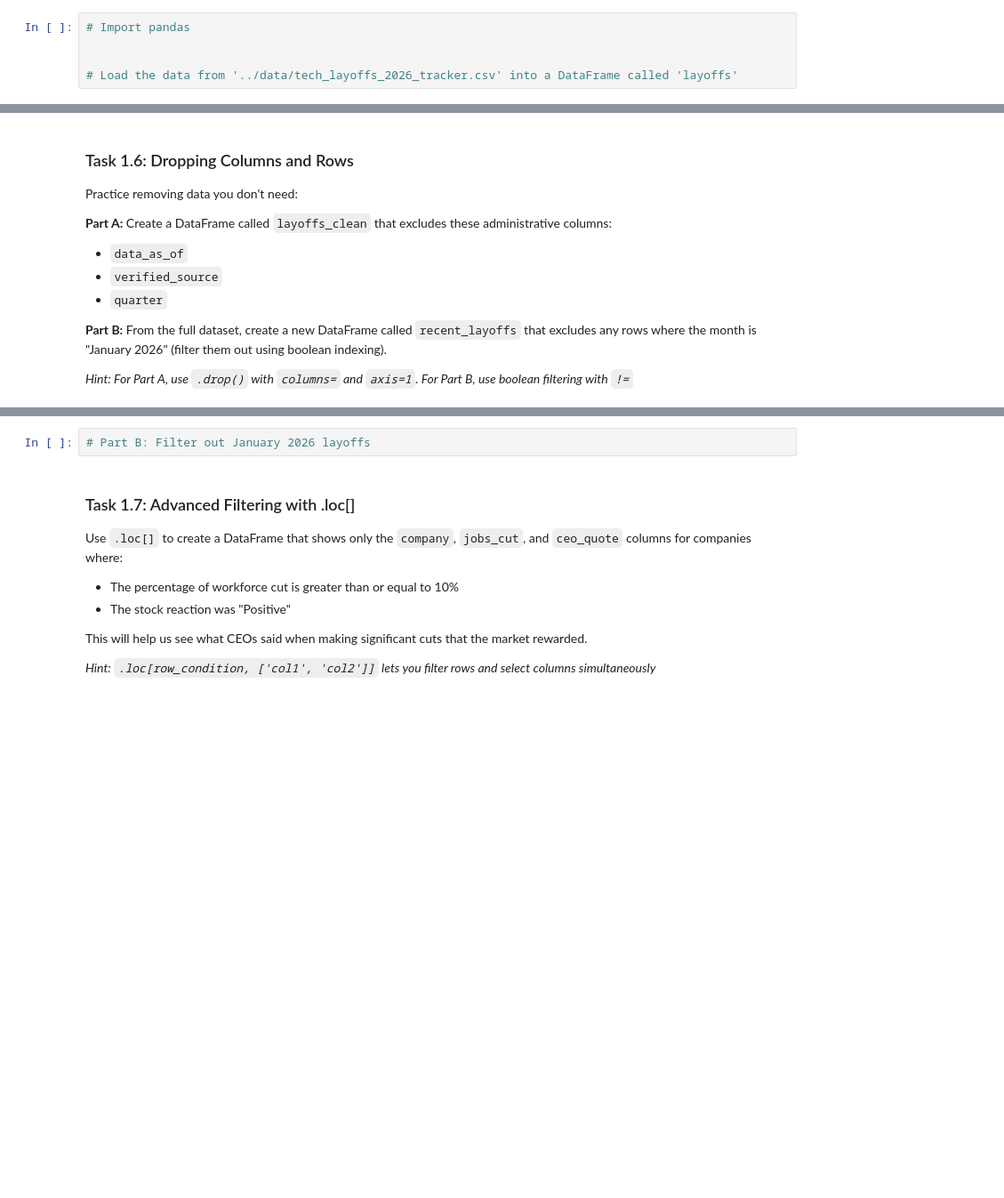
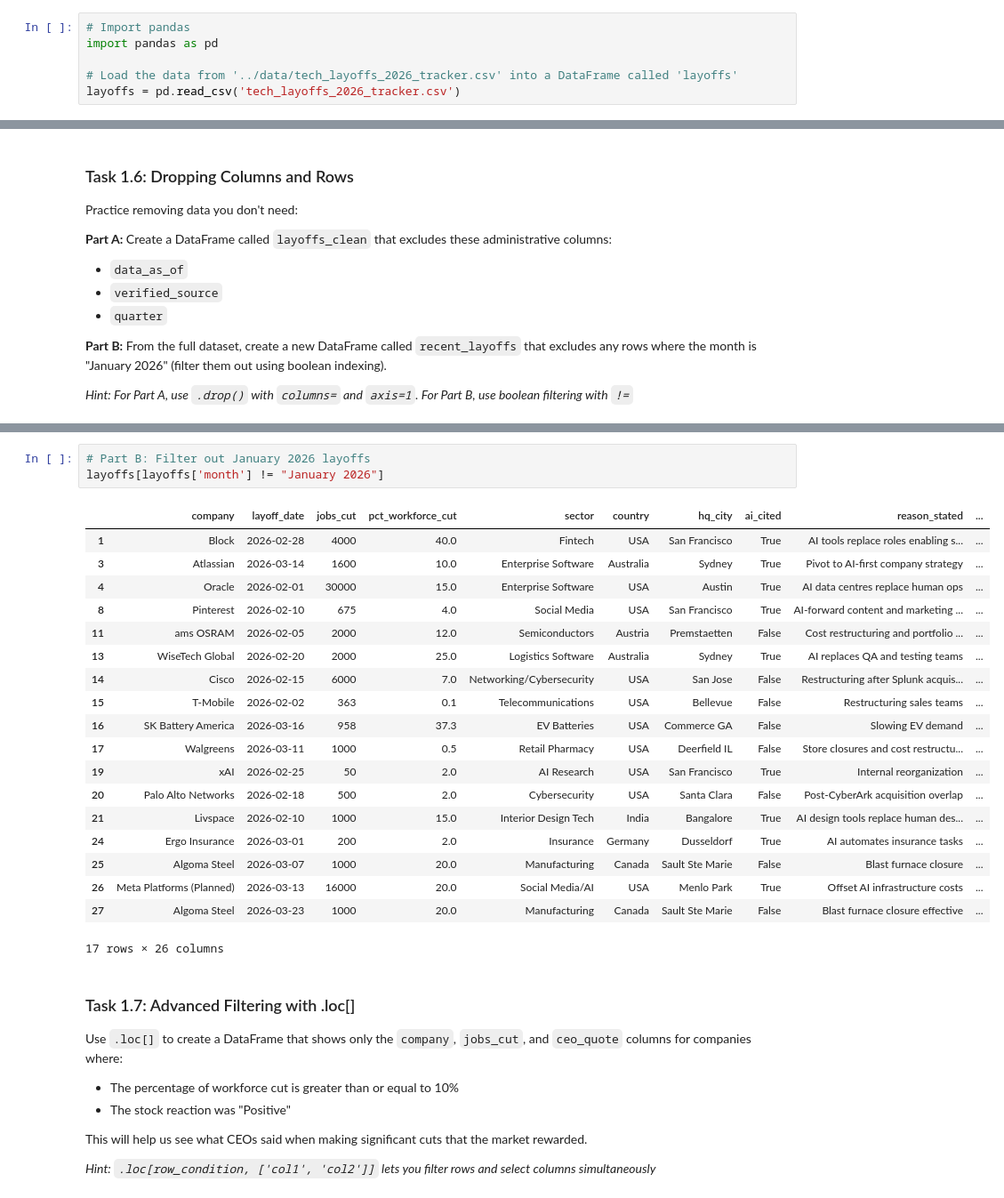
Before and after one commit to PCSASU/DemoNotebooks, a Jupyter notebook: notebooks/tech_layoffs.ipynb, the cells around one changed output, grey strips where cells are left out. Shown at 89% size. Cells and saved outputs as stored; diff of their text form; blank space fills up the shorter version.

```diff
--- a/notebooks/tech_layoffs.ipynb
+++ b/notebooks/tech_layoffs.ipynb
@@ -16,9 +16,10 @@ You'll use the `tech_layoffs_2026_tracker.csv` dataset, where each row represent
 Start by importing pandas and loading the dataset into a DataFrame called `layoffs`.
 # %%
 # Import pandas
-
+import pandas as pd
 
 # Load the data from '../data/tech_layoffs_2026_tracker.csv' into a DataFrame called 'layoffs'
+layoffs = pd.read_csv('tech_layoffs_2026_tracker.csv')
 # %% [markdown]
 ## Part 1: Initial Data Exploration
 
@@ -111,5 +198,26 @@ Practice removing data you don't need:
 # %%
 # Part B: Filter out January 2026 layoffs
+layoffs[layoffs['month'] != "January 2026"]
+# %% [output]
+|  | company | layoff_date | jobs_cut | pct_workforce_cut | sector | country | hq_city | ai_cited | reason_stated | ... |
+| 1 | Block | 2026-02-28 | 4000 | 40.0 | Fintech | USA | San Francisco | True | AI tools replace roles enabling s... | ... |
+| 3 | Atlassian | 2026-03-14 | 1600 | 10.0 | Enterprise Software | Australia | Sydney | True | Pivot to AI-first company strategy | ... |
+| 4 | Oracle | 2026-02-01 | 30000 | 15.0 | Enterprise Software | USA | Austin | True | AI data centres replace human ops | ... |
+| 8 | Pinterest | 2026-02-10 | 675 | 4.0 | Social Media | USA | San Francisco | True | AI-forward content and marketing ... | ... |
+| 11 | ams OSRAM | 2026-02-05 | 2000 | 12.0 | Semiconductors | Austria | Premstaetten | False | Cost restructuring and portfolio ... | ... |
+| 13 | WiseTech Global | 2026-02-20 | 2000 | 25.0 | Logistics Software | Australia | Sydney | True | AI replaces QA and testing teams | ... |
+| 14 | Cisco | 2026-02-15 | 6000 | 7.0 | Networking/Cybersecurity | USA | San Jose | False | Restructuring after Splunk acquis... | ... |
+| 15 | T-Mobile | 2026-02-02 | 363 | 0.1 | Telecommunications | USA | Bellevue | False | Restructuring sales teams | ... |
+| 16 | SK Battery America | 2026-03-16 | 958 | 37.3 | EV Batteries | USA | Commerce GA | False | Slowing EV demand | ... |
+| 17 | Walgreens | 2026-03-11 | 1000 | 0.5 | Retail Pharmacy | USA | Deerfield IL | False | Store closures and cost restructu... | ... |
+| 19 | xAI | 2026-02-25 | 50 | 2.0 | AI Research | USA | San Francisco | True | Internal reorganization | ... |
+| 20 | Palo Alto Networks | 2026-02-18 | 500 | 2.0 | Cybersecurity | USA | Santa Clara | False | Post-CyberArk acquisition overlap | ... |
+| 21 | Livspace | 2026-02-10 | 1000 | 15.0 | Interior Design Tech | India | Bangalore | True | AI design tools replace human des... | ... |
+| 24 | Ergo Insurance | 2026-03-01 | 200 | 2.0 | Insurance | Germany | Dusseldorf | True | AI automates insurance tasks | ... |
+| 25 | Algoma Steel | 2026-03-07 | 1000 | 20.0 | Manufacturing | Canada | Sault Ste Marie | False | Blast furnace closure | ... |
+| 26 | Meta Platforms (Planned) | 2026-03-13 | 16000 | 20.0 | Social Media/AI | USA | Menlo Park | True | Offset AI infrastructure costs | ... |
+| 27 | Algoma Steel | 2026-03-23 | 1000 | 20.0 | Manufacturing | Canada | Sault Ste Marie | False | Blast furnace closure effective | ... |
+17 rows × 26 columns
 # %% [markdown]
 ### Task 1.7: Advanced Filtering with .loc[]
 
```
Also changed, not shown: parts of 18 cells of this notebook.
